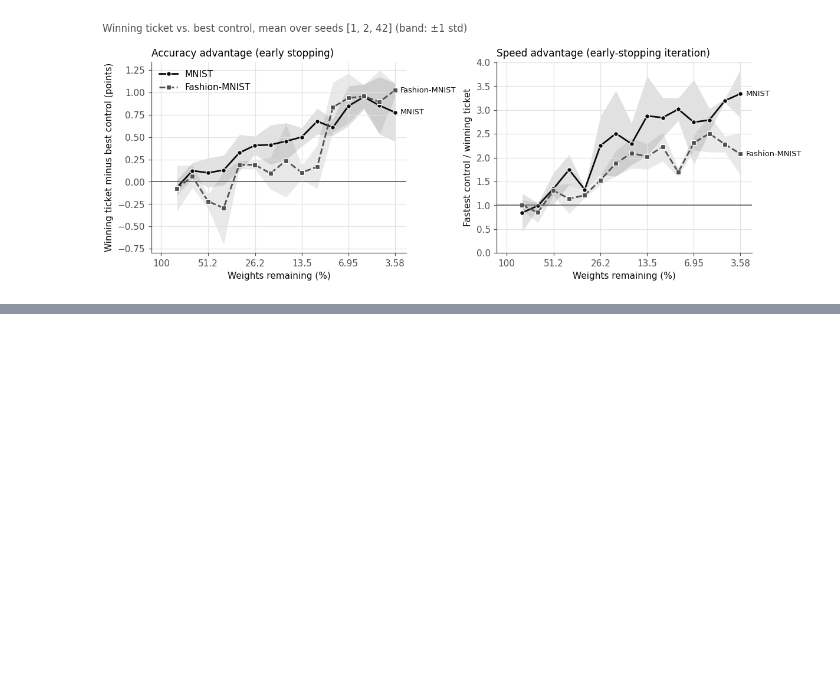
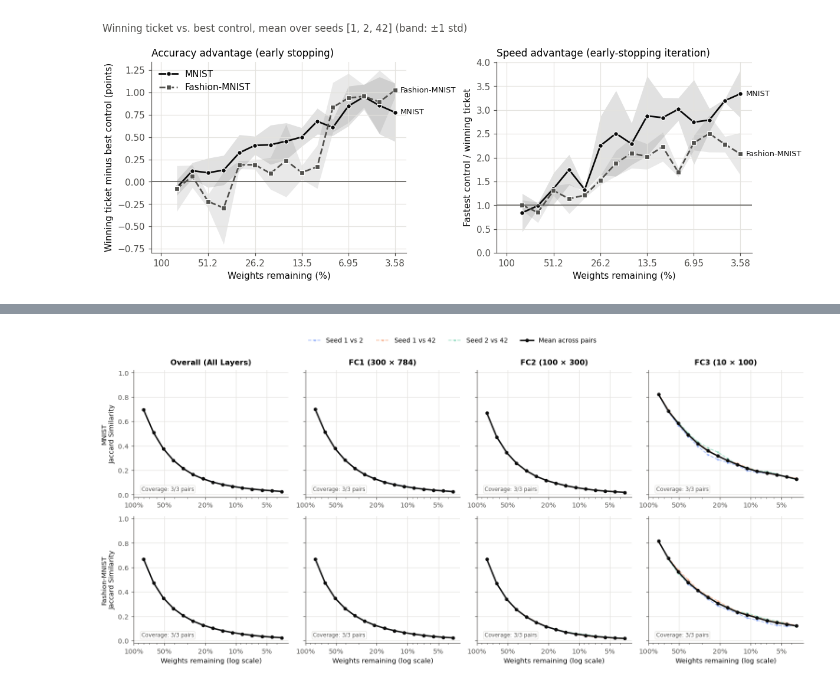
Before and after one commit to y336shen719/STAT679-lottery-ticket-hypothesis, a Jupyter notebook: analysis.ipynb, the cells around one changed output, grey strips where cells are left out. Cells and saved outputs as stored; diff of their text form; code cells hidden in the pictures; blank space fills up the shorter version.

Commit message:
extension-1

```diff
--- a/analysis.ipynb
+++ b/analysis.ipynb
@@ -627,0 +653,36 @@ plt.show()
+# %%
+# Artifact audit and verification entrypoint
+from pathlib import Path
+import json
+import pandas as pd
+import matplotlib.pyplot as plt
+from extension_analysis.mask_stability import audit_all_runs, verify_execution_artifacts, run_extension1_pipeline
+
+MODE = "read"  # Options: "read" (verify and load explicit run) or "execute" (generate fresh run)
+EXECUTION_ID = "ext1_20261108_233054_662fcc"
+EXECUTION_DIR = Path("results/extensions") / EXECUTION_ID
+
+if MODE == "execute":
+    res = run_extension1_pipeline()
+    EXECUTION_DIR = res["out_dir"]
+    inv_df = res["df_inventory"]
+    summary_df = res["df_summary"]
+    pairs_df = res["df_pairs"]
+    print(f"Executed fresh pipeline: {res['execution_id']}")
+elif MODE == "read":
+    if not EXECUTION_DIR.exists():
+        raise FileNotFoundError(f"Specified execution directory does not exist: {EXECUTION_DIR}")
+    is_valid, errors = verify_execution_artifacts(EXECUTION_DIR)
+    if not is_valid:
+        raise RuntimeError(f"Artifact integrity verification failed for {EXECUTION_DIR}:\n" + "\n".join(errors))
+    inv_df = pd.read_csv(EXECUTION_DIR / "artifact_inventory.csv")
+    summary_df = pd.read_csv(EXECUTION_DIR / "tables/mask_jaccard_summary.csv")
+    pairs_df = pd.read_csv(EXECUTION_DIR / "tables/mask_jaccard_pairs.csv")
+    print(f"Verified execution {EXECUTION_ID}: all input hashes match and artifacts are intact.")
+else:
+    raise ValueError(f"Unknown MODE: {MODE}")
+
+valid_count = int(inv_df["is_valid"].sum())
+total_expected = len(inv_df)
+print(f"Artifact inventory audit: {valid_count} of {total_expected} checkpoints valid across all runs.")
+inv_df.groupby(["dataset", "seed"])["is_valid"].value_counts().unstack().fillna(0).astype(int)
@@ -627,0 +727,8 @@ plt.show()
+# %%
+# Mask stability curves (Levels 1–15)
+from extension_analysis.plots import plot_mask_stability_grid
+
+fig = plot_mask_stability_grid(summary_df, pairs_df)
+plt.show()
+# %% [output]
+[figure, added]
```
Also changed, not shown: parts of 5 cells of this notebook, 22 other files.
